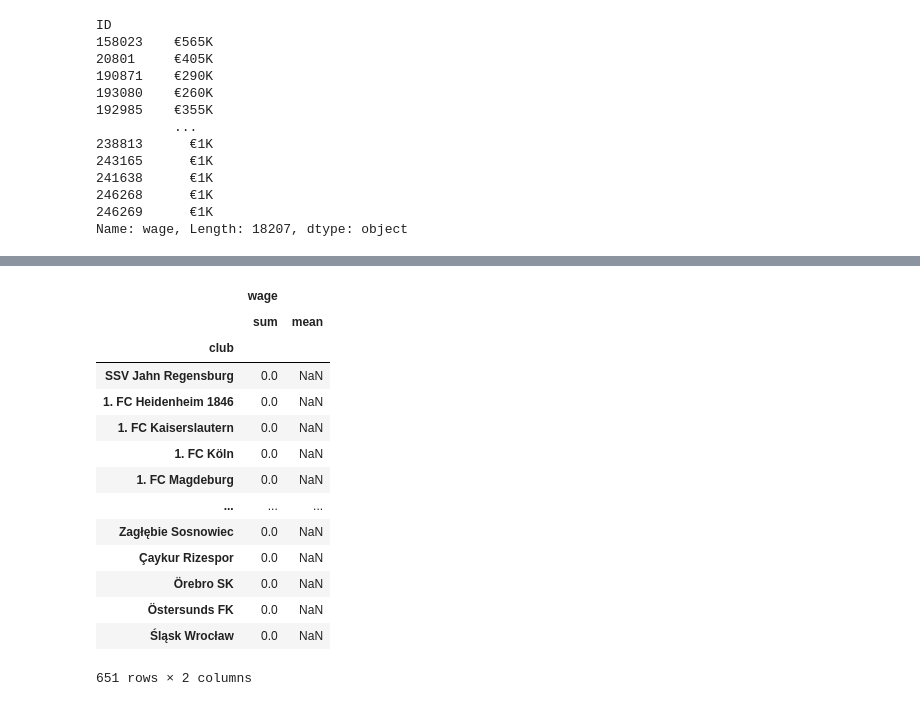
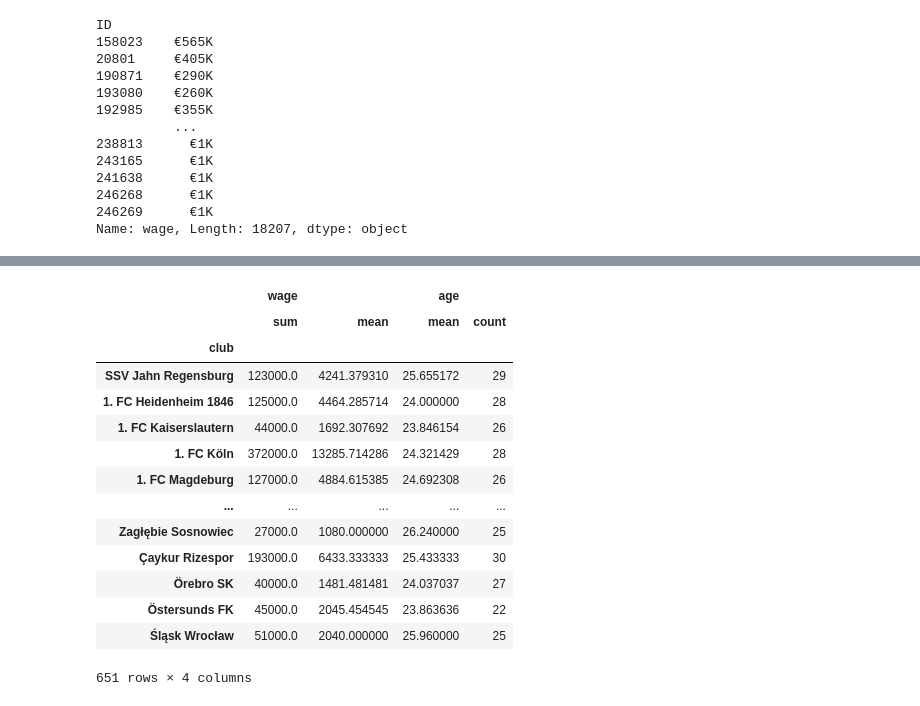
Before and after one commit to flavianacif/DSWP, a Jupyter notebook: 2020_10_09_Exercicio9_FIFA.ipynb, the cells around one changed output, grey strips where cells are left out. Drawn from its saved outputs; the diff is of its cells as text; code cells hidden in the pictures.

```diff
--- a/2020_10_09_Exercicio9_FIFA.ipynb
+++ b/2020_10_09_Exercicio9_FIFA.ipynb
@@ -196,3 +212,3 @@ ID
 Name: wage, Length: 18207, dtype: float64
 # %%
-df_fifa_copy['wage'] = pd.to_numeric(df_fifa_copy['wage'].str[1:-1])
+df_fifa_copy['wage'] = pd.to_numeric(df_fifa_copy['wage'].str[1:-1])*1000
@@ -223,2 +249,2 @@ Series([], Name: wage, dtype: float64)
 # %%
-df_fifa_copy['wage'][df_fifa_copy['wage'].isna()] = np.zeros(shape = df_fifa_copy['wage'][df_fifa_copy['wage'].isna()].shape)
+##df_fifa_copy['wage'][df_fifa_copy['wage'].isna()] = np.zeros(shape = df_fifa_copy['wage'][df_fifa_copy['wage'].isna()].shape)
@@ -246,18 +253,18 @@ Name: wage, Length: 18207, dtype: float64
 # %%
-df_fifa_copy.groupby('club').agg({'wage':['sum','mean']})
+df_fifa_copy.groupby('club').agg({'wage':['sum','mean'],'age':['mean','count']}) ##Questões 9, 10, 12 e 14
 # %% [output]
-|  | wage |  |
-|  | sum | mean |
-| club |  |  |
-| SSV Jahn Regensburg | 0.0 | NaN |
-| 1. FC Heidenheim 1846 | 0.0 | NaN |
-| 1. FC Kaiserslautern | 0.0 | NaN |
-| 1. FC Köln | 0.0 | NaN |
-| 1. FC Magdeburg | 0.0 | NaN |
-| ... | ... | ... |
-| Zagłębie Sosnowiec | 0.0 | NaN |
-| Çaykur Rizespor | 0.0 | NaN |
-| Örebro SK | 0.0 | NaN |
-| Östersunds FK | 0.0 | NaN |
-| Śląsk Wrocław | 0.0 | NaN |
+|  | wage |  | age |  |
+|  | sum | mean | mean | count |
+| club |  |  |  |  |
+| SSV Jahn Regensburg | 123000.0 | 4241.379310 | 25.655172 | 29 |
+| 1. FC Heidenheim 1846 | 125000.0 | 4464.285714 | 24.000000 | 28 |
+| 1. FC Kaiserslautern | 44000.0 | 1692.307692 | 23.846154 | 26 |
+| 1. FC Köln | 372000.0 | 13285.714286 | 24.321429 | 28 |
+| 1. FC Magdeburg | 127000.0 | 4884.615385 | 24.692308 | 26 |
+| ... | ... | ... | ... | ... |
+| Zagłębie Sosnowiec | 27000.0 | 1080.000000 | 26.240000 | 25 |
+| Çaykur Rizespor | 193000.0 | 6433.333333 | 25.433333 | 30 |
+| Örebro SK | 40000.0 | 1481.481481 | 24.037037 | 27 |
+| Östersunds FK | 45000.0 | 2045.454545 | 23.863636 | 22 |
+| Śląsk Wrocław | 51000.0 | 2040.000000 | 25.960000 | 25 |
-651 rows × 2 columns
+651 rows × 4 columns
```
Also changed, not shown: parts of 19 cells of this notebook.
